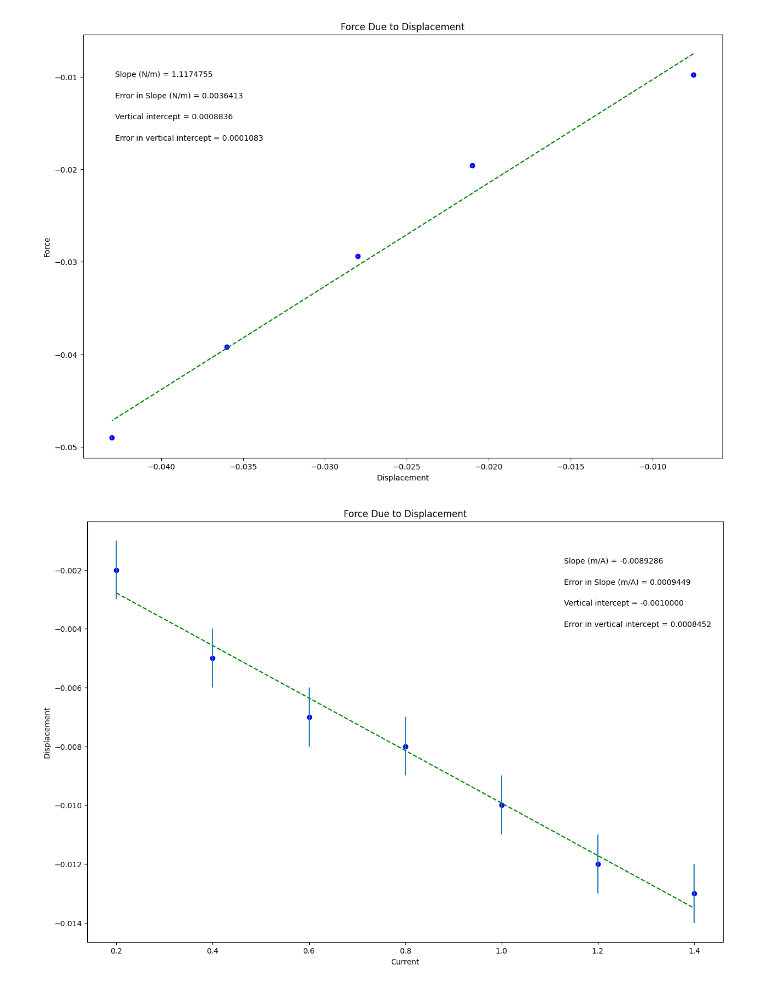
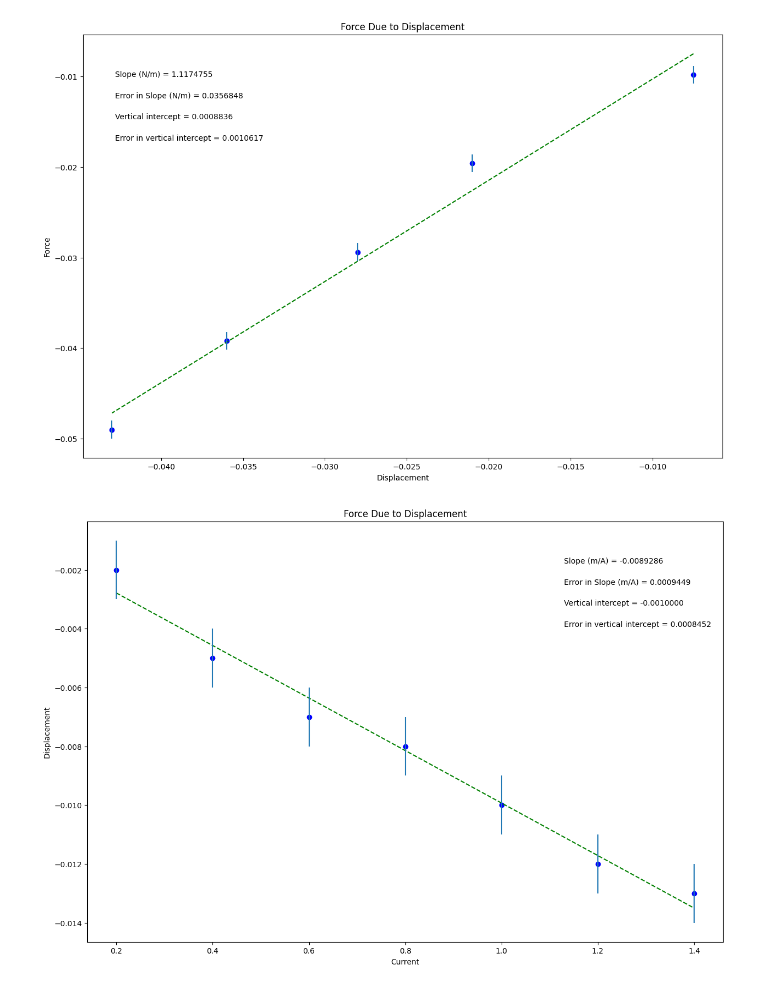
Before and after one commit to KalebPhysGuy/semester-2-phys, a Jupyter notebook: Magnetic_Dipole_Moment.ipynb, the cells around one changed output. Drawn from its saved outputs; the diff is of its cells as text; code cells hidden in the pictures.

```diff
--- a/Magnetic_Dipole_Moment.ipynb
+++ b/Magnetic_Dipole_Moment.ipynb
@@ -23,7 +23,7 @@ Displacement = np.array([-0.0075, -0.021, -0.028, -0.036, -0.043])
 
 Force = np.array([-0.0098, -0.0196, -0.0294, -0.0392, -0.0490])
 
-err_Force = np.array([0.0001, 0.0001, 0.0001, 0.0001, 0.0001])
+err_Force = np.array([0.00098, 0.00098, 0.00098, 0.00098, 0.00098])
 
 
 
@@ -92,34 +92,34 @@ elif annotation_placement==3 or annotation_placement==4:
 #Don't need to change anything in this section!
 
 #Plot data on graph. Plot error bars and place values for slope,
 #error in slope, and vertical intercept (plus error) on the plot using "annotate"
 
 plt.figure(figsize=(15,10))
 
 plt.plot(x, fit, color='green', linestyle='--')
 plt.scatter(x, y, color='blue', marker='o')
 
 plt.xlabel(x_label)
 plt.ylabel(y_label)
 plt.title(plot_title)
 
 plt.errorbar(x, y, yerr=dy, xerr=None, fmt="none") #don't need to plot x error bars
 
 plt.annotate('Slope ({}) = {value:.{digits}f}'.format(slope_units,value=m, digits=7),
              (xpos, ypos[0]), xycoords='axes fraction')
 
 plt.annotate('Error in Slope ({}) = {value:.{digits}f}'.format(slope_units,value=dm, digits=7),
              (xpos, ypos[1]), xycoords='axes fraction')
 
 plt.annotate('Vertical intercept = {value:.{digits}f}'.format(value=b, digits=7),
              (xpos, ypos[2]), xycoords='axes fraction')
 
 plt.annotate('Error in vertical intercept = {value:.{digits}f}'.format(value=db, digits=7),
              (xpos, ypos[3]), xycoords='axes fraction')
 
 plt.show()
 # %% [output]
-[figure, old version]
+[figure, new version]
 # %%
 from logging import currentframe
 #PHSX 216 & 218 plotting code
```
